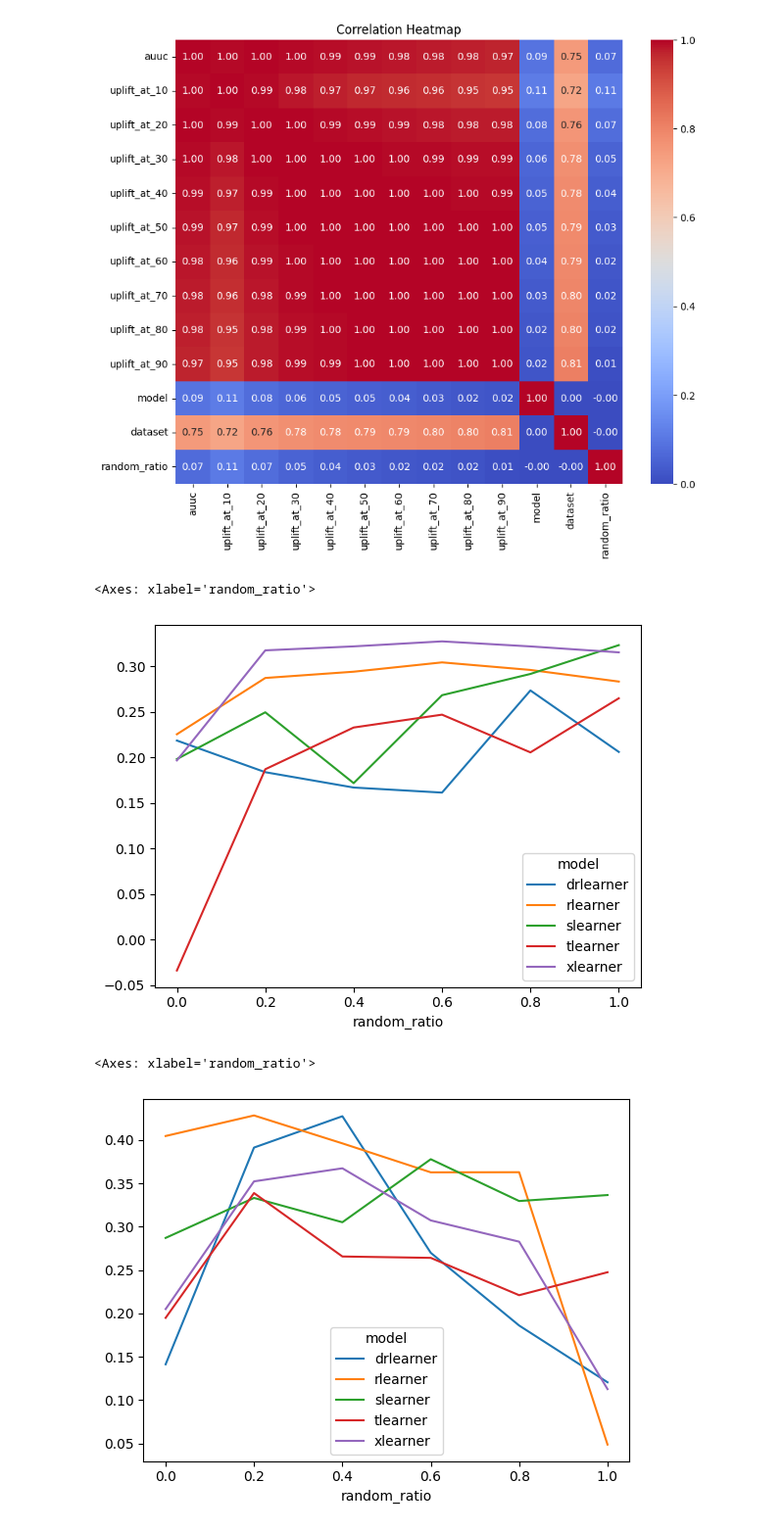
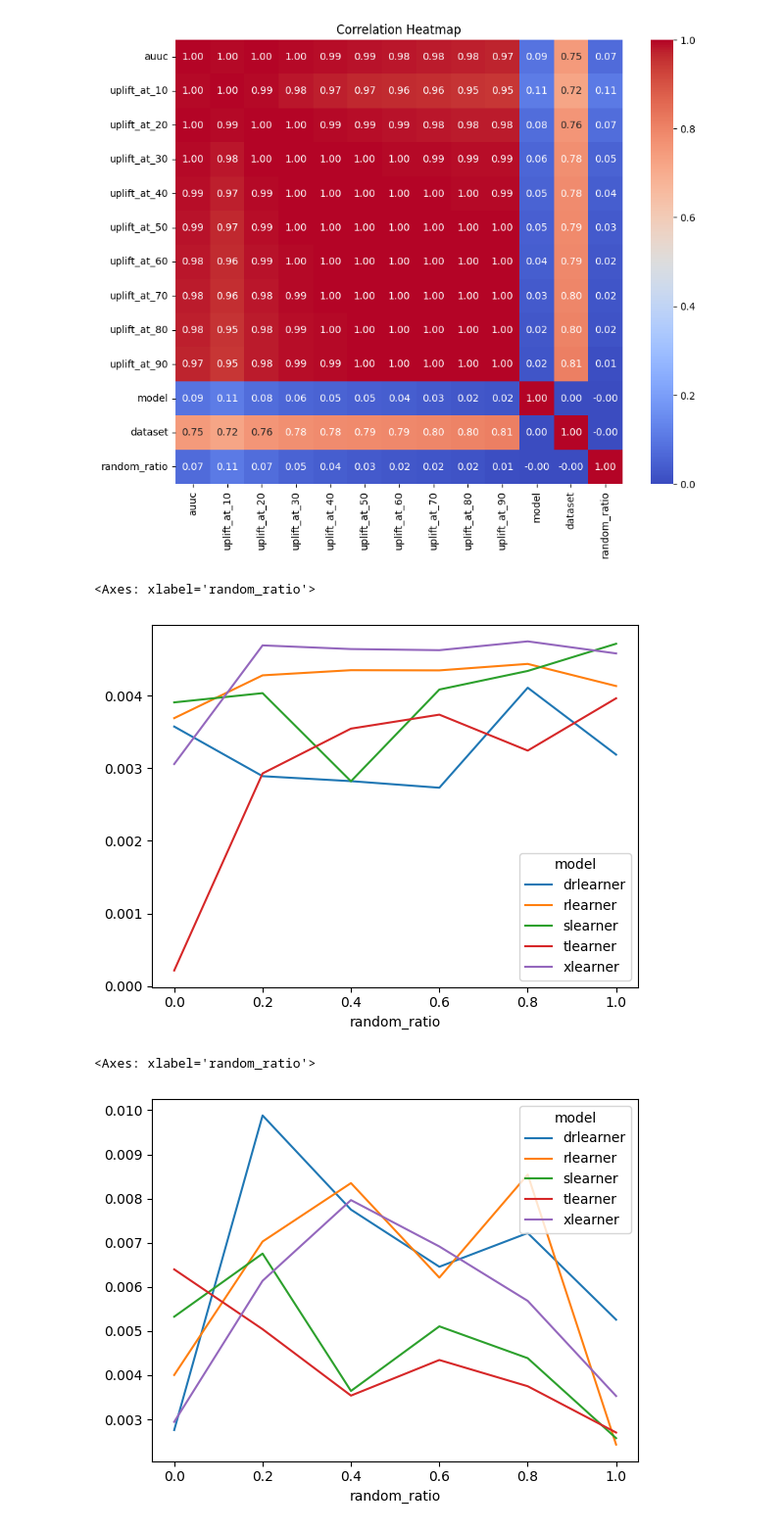
Before and after one commit to YuriNakayama/cate, a Jupyter notebook: dev/eda/output/biased_data.ipynb, the cells around one changed output. Shown at 98% size. Saved outputs shown, nothing was run; the diff lists cells and outputs as text; code cells hidden in the pictures.

Commit message:
:sparkles: Add exploratory data analysis for new dataset

```diff
--- a/dev/eda/output/biased_data.ipynb
+++ b/dev/eda/output/biased_data.ipynb
@@ -89,15 +89,15 @@ _df = df.loc[dataset_flg, ["auuc", "model", "random_ratio"]]
 # %%
-_df.pivot(index="random_ratio", columns="model", values="auuc").plot()
+_df.pivot(index="random_ratio", columns="model", values="uplift_at_20").plot()
 # %% [output]
 <Axes: xlabel='random_ratio'>
-[figure, old version]
+[figure, new version]
 # %%
 dataset_flg = df["dataset"] == "hillstorm"
-_df = df.loc[dataset_flg, ["auuc", "model", "random_ratio"]]
+_df = df.loc[dataset_flg, ["uplift_at_20", "model", "random_ratio"]]
 # %%
-_df.pivot(index="random_ratio", columns="model", values="auuc").plot()
+_df.pivot(index="random_ratio", columns="model", values="uplift_at_20").plot()
 # %% [output]
 <Axes: xlabel='random_ratio'>
-[figure, old version]
+[figure, new version]
 # %%
 dataset_flg = df["dataset"] == "lenta"
```
Also changed, not shown: parts of 5 cells of this notebook.
